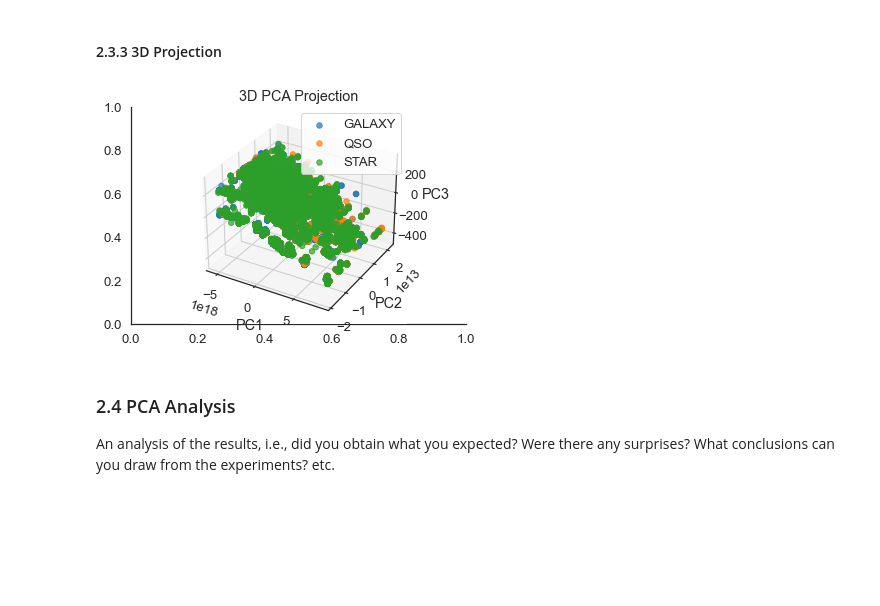
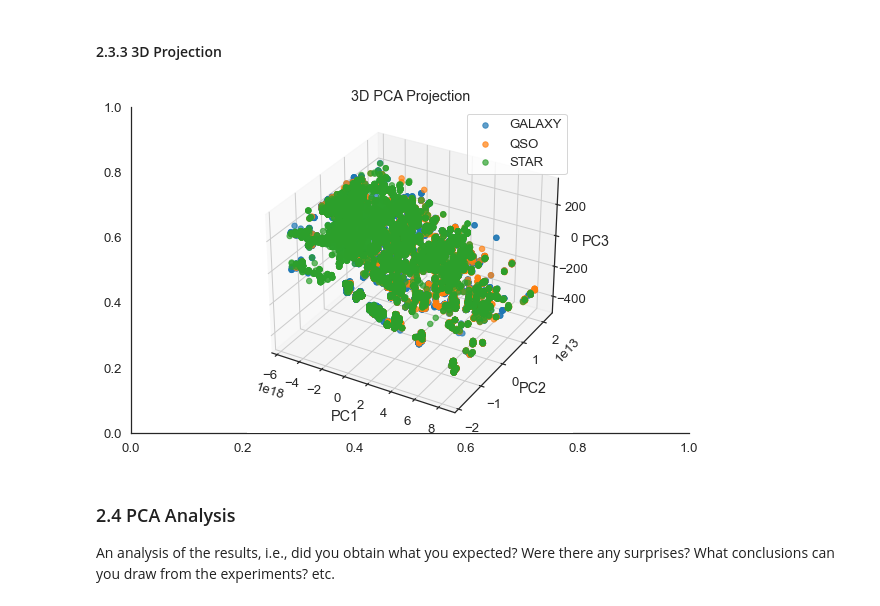
Before and after one commit to mcqueg/Unsupervised_ML, a Jupyter notebook: Dimensionality_Reduction.ipynb, the cells around one changed output. Saved outputs shown, nothing was run; the diff lists cells and outputs as text; code cells hidden in the pictures; blank space fills up the shorter version.

Commit message:
uniform plot sizes

```diff
--- a/Dimensionality_Reduction.ipynb
+++ b/Dimensionality_Reduction.ipynb
@@ -240,23 +240,23 @@ plt.show()
 # %%
 %matplotlib inline
 # 3D projection
 # create the 3 dimensional data and set the columns to be the 1st and 2nd principal component
 pca_three_df = pd.DataFrame(PCA(X, 3), columns=['PC1', 'PC2', 'PC3'])
 # join the classes back to the observations
 pca_three_df = pd.concat([pca_three_df, classes_df], axis=1)
 
-fig_3d, ax_3d = plt.subplots(1)
+fig_3d, ax_3d = plt.subplots(figsize=(10, 6))
 ax_3d = plt.axes(projection='3d')
 
 groups = pca_three_df.groupby(df['class'])
 for name, group in groups:
     ax_3d.scatter3D(group['PC1'], group['PC2'], group['PC3'], s=30, label=name, alpha=.7)
 ax_3d.legend(loc=1)
 ax_3d.set(title='3D PCA Projection', xlabel='PC1', ylabel='PC2', zlabel='PC3')
 sns.despine()
 plt.show()
 # %% [output]
-[figure, old version]
+[figure, new version]
 # %% [markdown]
 ### 2.4 PCA Analysis<a class="anchor" id="pca-analysis"></a>
 An analysis of the results, i.e., did you obtain what you expected? Were there any surprises? What conclusions can you draw from the experiments? etc.
```
Also changed, not shown: parts of 3 cells of this notebook.
